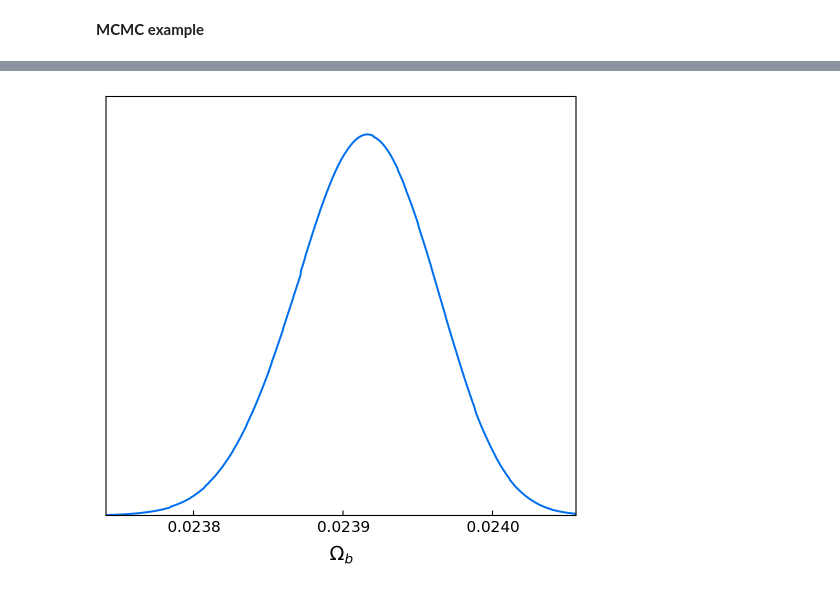
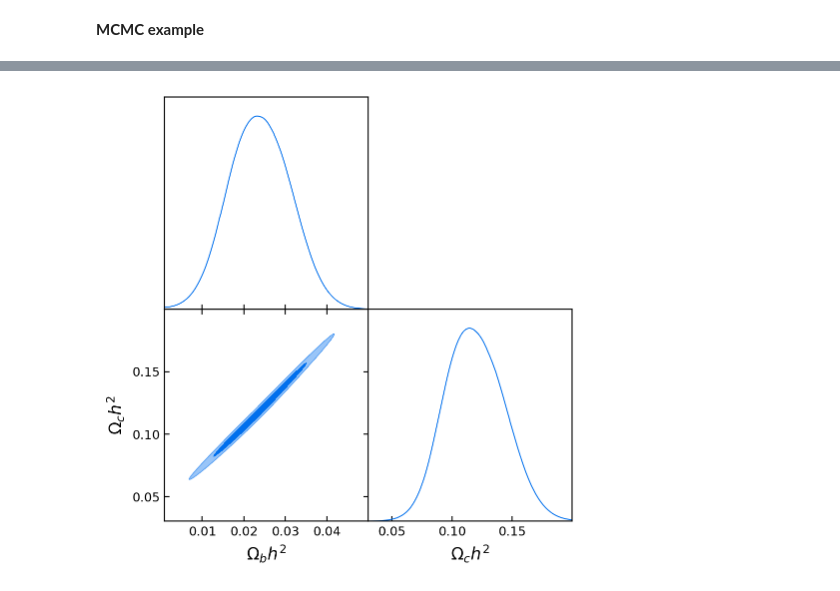
Before and after one commit to JerreYjz/cocoayz, a Jupyter notebook: Cocoa/training script/CMB-emulator-tutorial-compress.ipynb, the cells around one changed output, grey strips where cells are left out. Cells and saved outputs as stored; diff of their text form; code cells hidden in the pictures.

```diff
--- a/Cocoa/training script/CMB-emulator-tutorial-compress.ipynb
+++ b/Cocoa/training script/CMB-emulator-tutorial-compress.ipynb
@@ -106,7 +107,7 @@ their own best Loss functions and modify the code correspondingly.
 # %%
 
 
-n_epoch = 500 #just for demo, in reality you need around 500 to 700 or more epochs
+n_epoch = 50 #just for demo, in reality you need around 500 to 700 or more epochs
 PATH = "./trainedemu5000plktrf/chiTTAstautestc"+str(nc)
 train(model, scheduler, optimizer, trainloader, validloader, n_epoch, covinv, device,X_mean, X_std, Y_mean, Y_std, PATH)
 # %% [output]
@@ -170,9 +173,9 @@ def predict(X):
 
     return y_pred
 # %%
-testing_samples=np.load('Demo/cos_omb.npy',allow_pickle=True)[1750:]
+testing_samples=np.load('Demo/cos_omm_test.npy',allow_pickle=True)
 
-testing_data_vectors=np.load('Demo/cos_omb_TT_test.npy',allow_pickle=True)
+testing_data_vectors=np.load('Demo/cos_omm_test_TT.npy',allow_pickle=True)[:,:200]
 # %%
 testing_samples=torch.Tensor(testing_samples).to(device)
 
@@ -213,10 +216,10 @@ plt.legend()
 # %% [markdown]
 **MCMC example**
 # %%
-fid=np.load('Demo/fid_demo.npy',allow_pickle=True)
+fid=np.load('Demo/fid_demo.npy',allow_pickle=True)[:200]
 covinv=np.load('Demo/cosvarinvTT.npy',allow_pickle=True)[:camb_ell_range,:camb_ell_range]
-def loglikelihood(omb):
-    y=predict(omb)[0]
+def loglikelihood(omb,omc):
+    y=predict(torch.Tensor(np.array([omb,omc])))[0]
     diff=fid-y
     return -0.5*diff@covinv@diff.T
 # %%
@@ -227,10 +230,15 @@ info = {
             "prior": {"min": 0.001, "max": 0.05},
             "ref":0.02,
             "proposal":0.021,
-            "latex": r"\Omega_b"})]),
+            "latex": r"\Omega_bh^2"}),
+        ("omc", {
+            "prior": {"min": 0.01, "max": 0.2},
+            "ref":0.1,
+            "proposal":0.11,
+            "latex": r"\Omega_ch^2"})]),
 
     "sampler": {
-        "mcmc": {"Rminus1_stop": 0.01, "max_tries": 1000,"covmat": [[ 5.44518053e-06,]],"covmat_params":["omb"]}}
+        "mcmc": {"Rminus1_stop": 0.01, "max_tries": 1000,"covmat": [[ 5.44518053e-06,-1.59976383e-05],[-1.59976383e-05,5.38742228e-05]],"covmat_params":["omb","omc"]}}
         }
 # %%
 from getdist.gaussian_mixtures import GaussianND
@@ -270,5 +278,5 @@ updated_info, sampler = run(info)
 
 gdsamples = MCSamplesFromCobaya(updated_info, sampler.products()["sample"])
 gdplot = gdplt.get_subplot_plotter(width_inch=5)
-gdplot.triangle_plot(gdsamples, ["omb"], filled=True)
+gdplot.triangle_plot(gdsamples, ["omb","omc"], filled=True)
 # %% [output]
@@ -276 +284 @@ gdplot.triangle_plot(gdsamples, ["omb"], filled=True)
-[figure, old version]
+[figure, new version]
```
Also changed, not shown: parts of 12 cells of this notebook.
